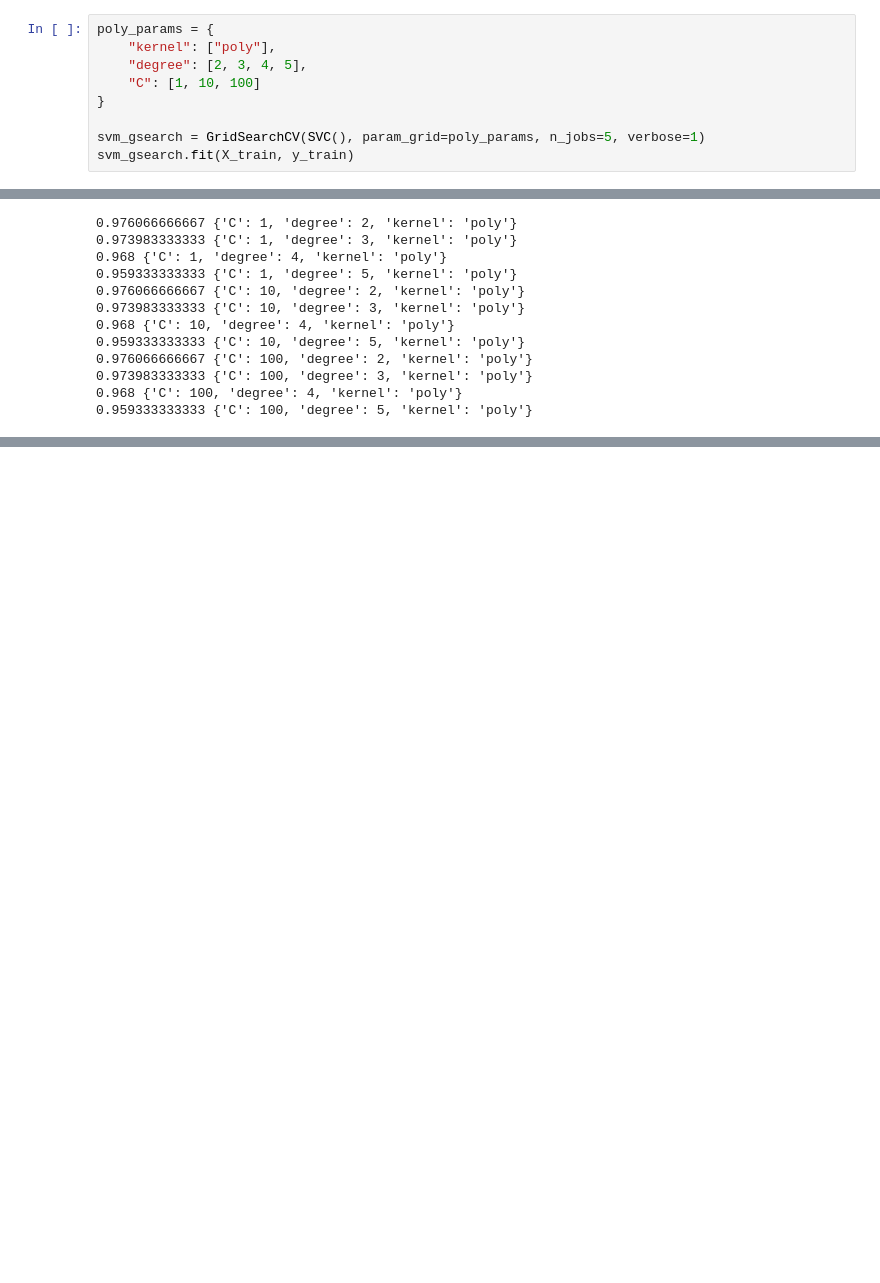
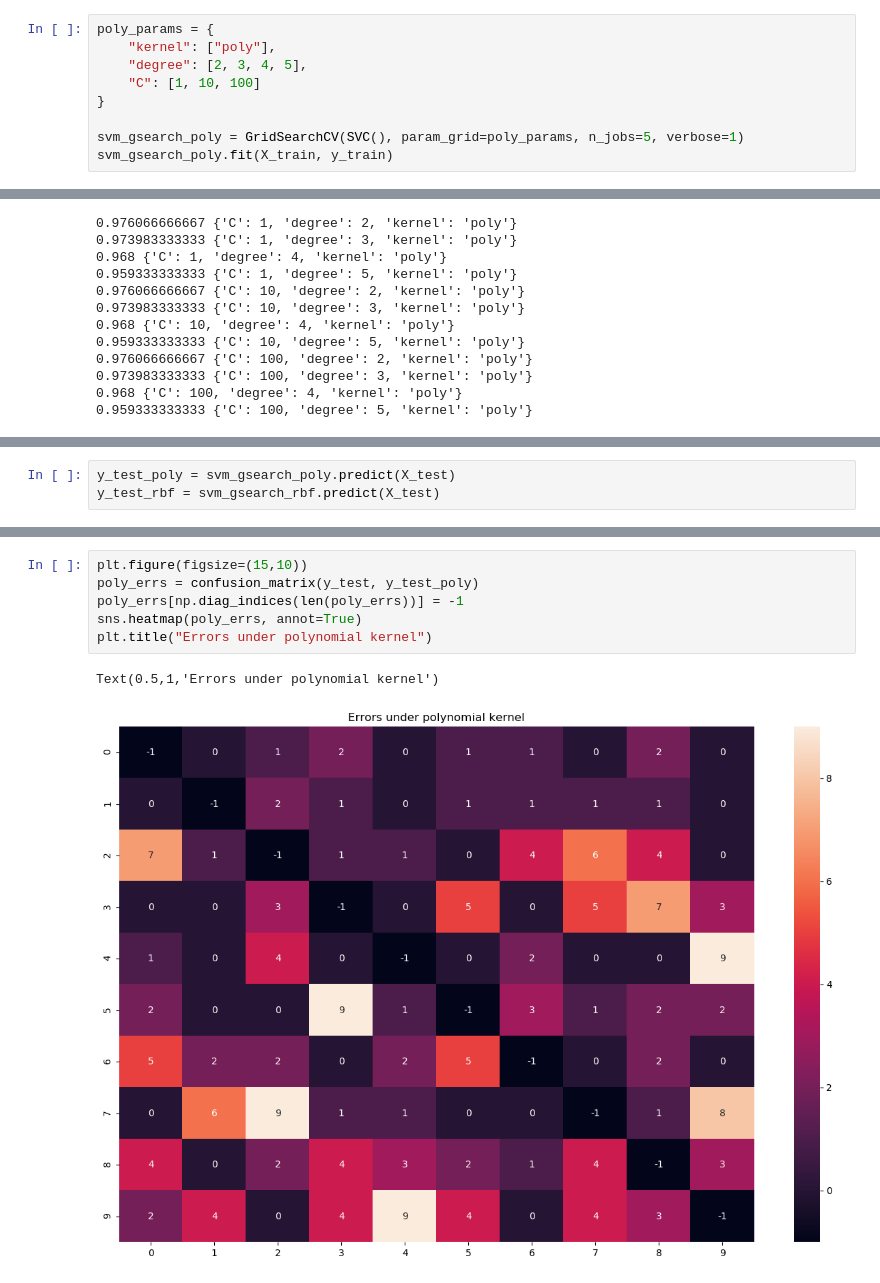
Before and after one commit to gerdm/machine_learning, a Jupyter notebook: scikitlearn_tflow/SVMs.ipynb, the cells around one changed output, grey strips where cells are left out. Drawn from its saved outputs; the diff is of its cells as text; blank space fills up the shorter version.

```diff
--- a/scikitlearn_tflow/SVMs.ipynb
+++ b/scikitlearn_tflow/SVMs.ipynb
@@ -210,8 +213,8 @@ poly_params = {
     "C": [1, 10, 100]
 }
 
-svm_gsearch = GridSearchCV(SVC(), param_grid=poly_params, n_jobs=5, verbose=1)
-svm_gsearch.fit(X_train, y_train)
+svm_gsearch_poly = GridSearchCV(SVC(), param_grid=poly_params, n_jobs=5, verbose=1)
+svm_gsearch_poly.fit(X_train, y_train)
 # %% [output]
 Fitting 3 folds for each of 12 candidates, totalling 36 fits
 [Parallel(n_jobs=5)]: Done  36 out of  36 | elapsed: 61.1min finished
@@ -303,0 +269,3 @@ GridSearchCV(cv=None, error_score='raise',
+# %%
+y_test_poly = svm_gsearch_poly.predict(X_test)
+y_test_rbf = svm_gsearch_rbf.predict(X_test)
@@ -303,0 +281,9 @@ GridSearchCV(cv=None, error_score='raise',
+# %%
+plt.figure(figsize=(15,10))
+poly_errs = confusion_matrix(y_test, y_test_poly)
+poly_errs[np.diag_indices(len(poly_errs))] = -1
+sns.heatmap(poly_errs, annot=True)
+plt.title("Errors under polynomial kernel")
+# %% [output]
+Text(0.5,1,'Errors under polynomial kernel')
+[figure, added]
```
Also changed, not shown: parts of 12 cells of this notebook, 2 other files.
